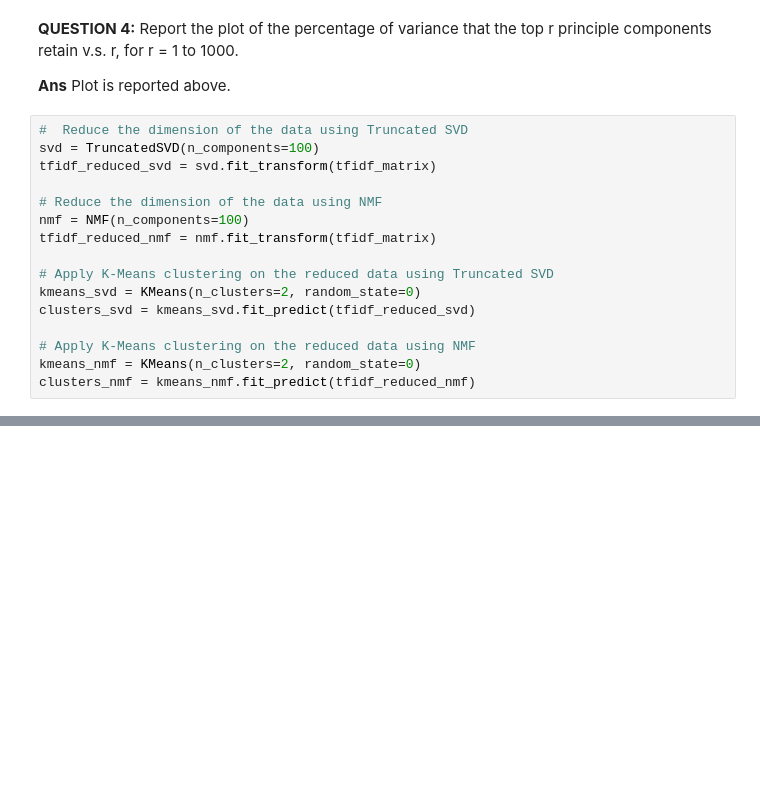
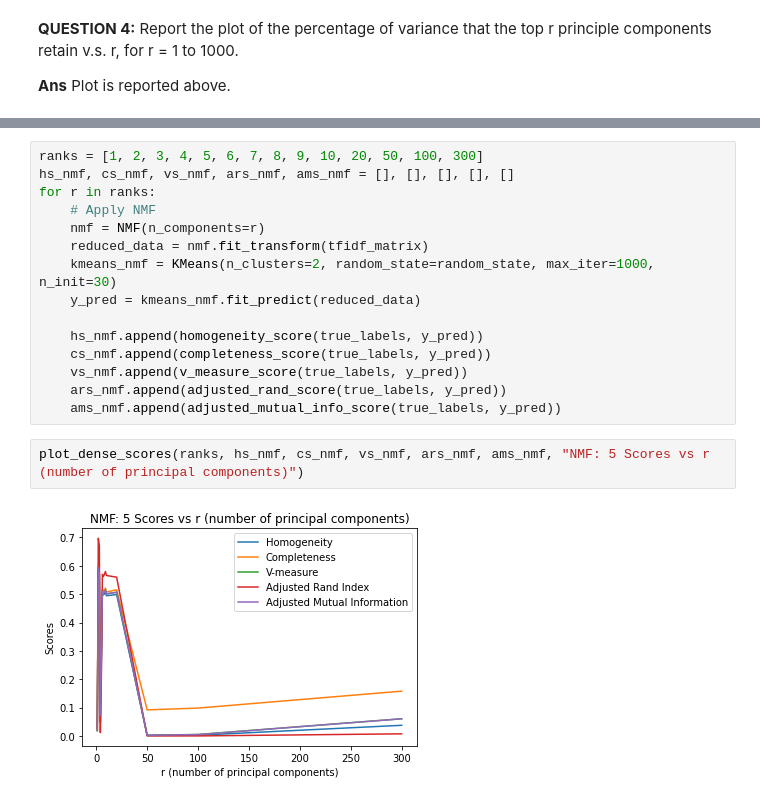
Before and after one commit to diplav09/Data-Representations-and-Clustering, a Jupyter notebook: LSDM Project 2 Part 1.ipynb, the cells around one changed output, grey strips where cells are left out. Drawn from its saved outputs; the diff is of its cells as text; blank space fills up the shorter version.

```diff
--- a/LSDM Project 2 Part 1.ipynb
+++ b/LSDM Project 2 Part 1.ipynb
@@ -191,19 +171,3 @@ plt.show()
 **QUESTION 4:** Report the plot of the percentage of variance that the top r principle components retain v.s. r, for r = 1 to 1000.
 
 **Ans** Plot is reported above.
-# %%
-#  Reduce the dimension of the data using Truncated SVD
-svd = TruncatedSVD(n_components=100)
-tfidf_reduced_svd = svd.fit_transform(tfidf_matrix)
-
-# Reduce the dimension of the data using NMF
-nmf = NMF(n_components=100)
-tfidf_reduced_nmf = nmf.fit_transform(tfidf_matrix)
-
-# Apply K-Means clustering on the reduced data using Truncated SVD
-kmeans_svd = KMeans(n_clusters=2, random_state=0)
-clusters_svd = kmeans_svd.fit_predict(tfidf_reduced_svd)
-
-# Apply K-Means clustering on the reduced data using NMF
-kmeans_nmf = KMeans(n_clusters=2, random_state=0)
-clusters_nmf = kmeans_nmf.fit_predict(tfidf_reduced_nmf)
@@ -237,0 +207,19 @@ print("The best method is:", best_method)
+# %%
+ranks = [1, 2, 3, 4, 5, 6, 7, 8, 9, 10, 20, 50, 100, 300]
+hs_nmf, cs_nmf, vs_nmf, ars_nmf, ams_nmf = [], [], [], [], []
+for r in ranks:
+    # Apply NMF
+    nmf = NMF(n_components=r)
+    reduced_data = nmf.fit_transform(tfidf_matrix)
+    kmeans_nmf = KMeans(n_clusters=2, random_state=random_state, max_iter=1000, n_init=30)
+    y_pred = kmeans_nmf.fit_predict(reduced_data)
+
+    hs_nmf.append(homogeneity_score(true_labels, y_pred))
+    cs_nmf.append(completeness_score(true_labels, y_pred))
+    vs_nmf.append(v_measure_score(true_labels, y_pred))
+    ars_nmf.append(adjusted_rand_score(true_labels, y_pred))
+    ams_nmf.append(adjusted_mutual_info_score(true_labels, y_pred))
+# %%
+plot_dense_scores(ranks, hs_nmf, cs_nmf, vs_nmf, ars_nmf, ams_nmf, "NMF: 5 Scores vs r (number of principal components)")
+# %% [output]
+[figure, added]
```
Also changed, not shown: parts of 34 cells of this notebook.
